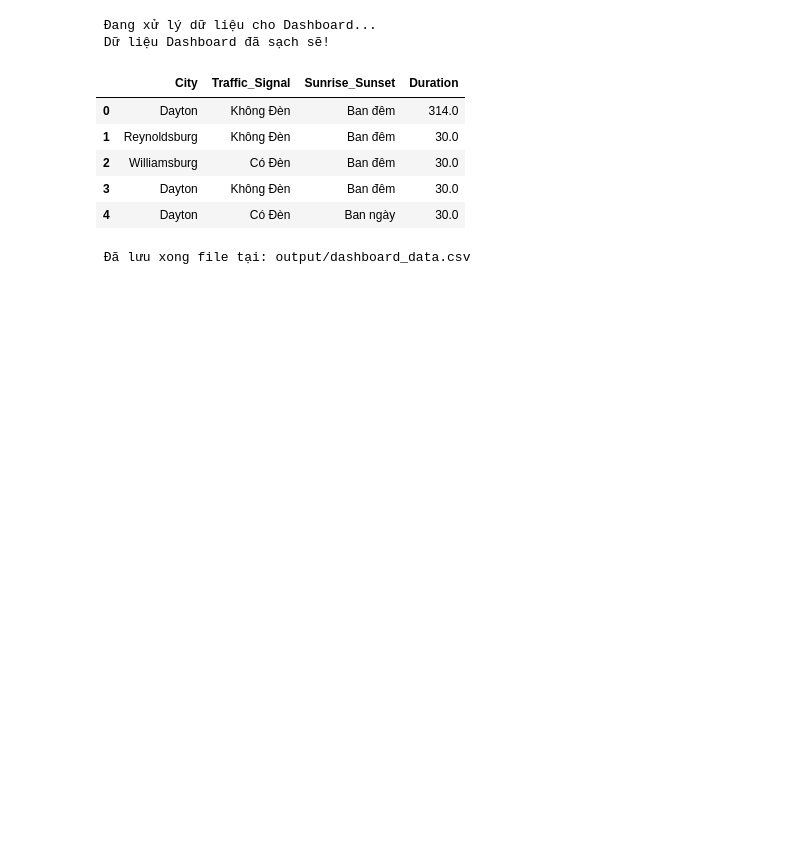
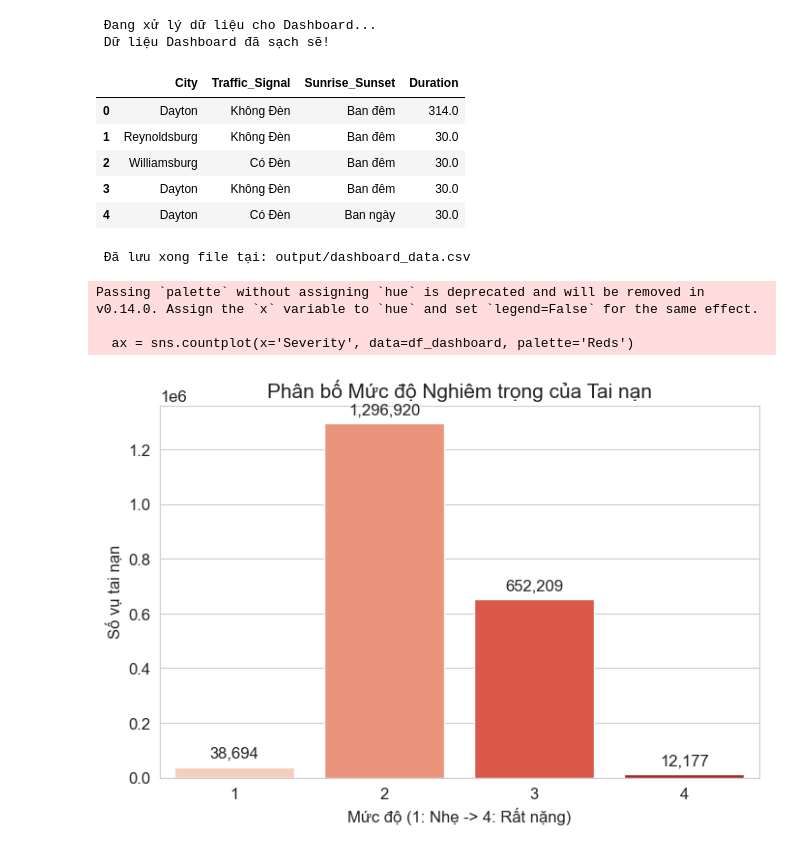
Before and after one commit to Traffic-Accident-Data-Analysis/DAP-Project, a Jupyter notebook: Untitled-1.ipynb, the cells around one changed output. Drawn from its saved outputs; the diff is of its cells as text; code cells hidden in the pictures; blank space fills up the shorter version.

```diff
--- a/Untitled-1.ipynb
+++ b/Untitled-1.ipynb
@@ -212,3 +224,38 @@ df_dashboard.to_csv('output/dashboard_data.csv', index=False, encoding='utf-8-si
 print(" Đã lưu xong file tại: output/dashboard_data.csv")
 # %% [output]
  Đã lưu xong file tại: output/dashboard_data.csv
+# %%
+import matplotlib.pyplot as plt
+import seaborn as sns
+
+# Cấu hình giao diện đẹp
+sns.set_style("whitegrid") # Nền trắng có kẻ ô
+plt.rcParams['figure.figsize'] = (12, 6) # Kích thước mặc định cho to
+plt.rcParams['font.size'] = 12
+# %%
+import matplotlib.pyplot as plt
+import seaborn as sns
+
+# Cấu hình giao diện đẹp
+sns.set_style("whitegrid") # Nền trắng có kẻ ô
+plt.rcParams['figure.figsize'] = (12, 6) # Kích thước mặc định cho to
+plt.rcParams['font.size'] = 12
+# %%
+plt.figure(figsize=(8, 5))
+# Vẽ biểu đồ cột đếm số lượng
+ax = sns.countplot(x='Severity', data=df_dashboard, palette='Reds')
+
+plt.title('Phân bố Mức độ Nghiêm trọng của Tai nạn', fontsize=15)
+plt.xlabel('Mức độ (1: Nhẹ -> 4: Rất nặng)')
+plt.ylabel('Số vụ tai nạn')
+
+# Hiện số trên đầu cột cho dễ nhìn
+for p in ax.patches:
+    ax.annotate(f'{int(p.get_height()):,}', (p.get_x() + p.get_width() / 2., p.get_height()),
+                ha='center', va='center', xytext=(0, 10), textcoords='offset points')
+plt.show()
+# %% [output]
+Passing `palette` without assigning `hue` is deprecated and will be removed in v0.14.0. Assign the `x` variable to `hue` and set `legend=False` for the same effect.
+
+  ax = sns.countplot(x='Severity', data=df_dashboard, palette='Reds')
+[figure, added]
```
Also changed, not shown: parts of 10 cells of this notebook.
